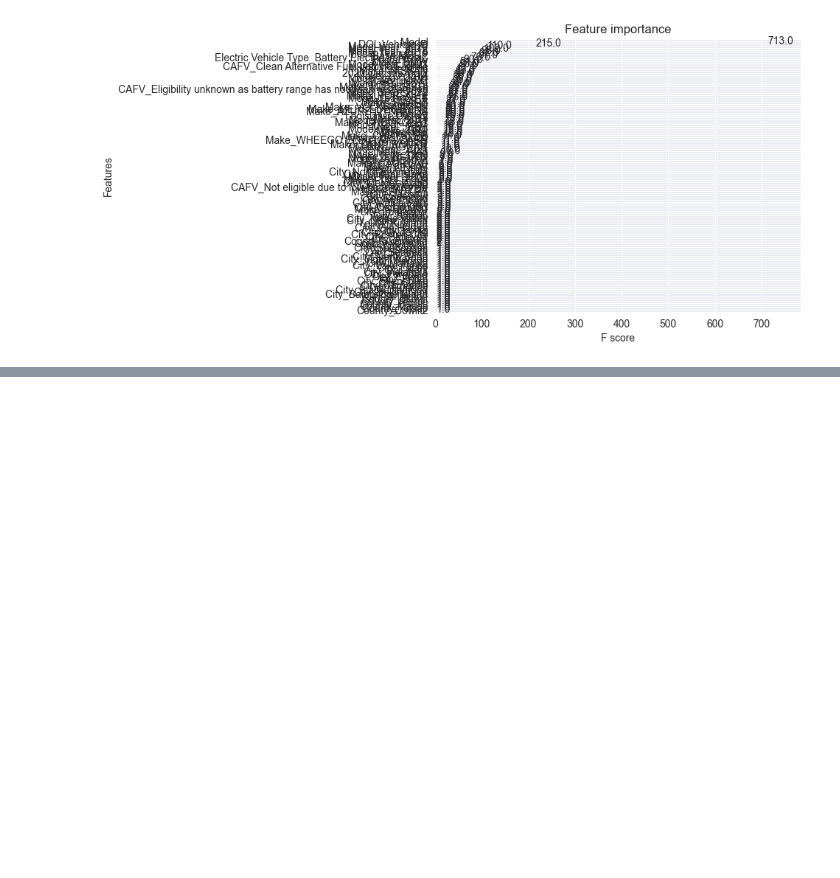
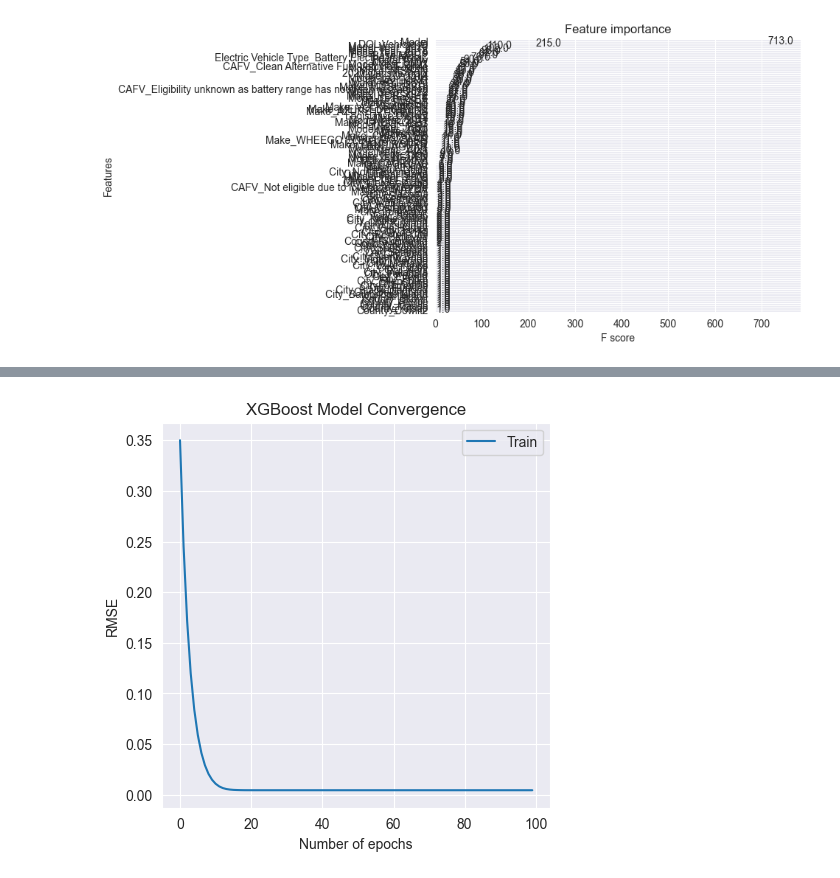
Before and after one commit to Mfundo-debug/electric_vehicle, a Jupyter notebook: EDA.ipynb, the cells around one changed output, grey strips where cells are left out. Cells and saved outputs as stored; diff of their text form; code cells hidden in the pictures; blank space fills up the shorter version.

```diff
--- a/EDA.ipynb
+++ b/EDA.ipynb
@@ -396,0 +418,16 @@ AttributeError: This 'OneVsRestClassifier' has no attribute 'predict_proba'
+# %%
+# Train the XGBoost model with eval_set
+xgb_model.fit(X_train, y_train, eval_set=[(X_test, y_test)], verbose=False)
+
+# Plot the convergence of the model
+results = xgb_model.evals_result()
+epochs = len(results['validation_0']['rmse'])
+x_axis = range(0, epochs)
+
+plt.plot(x_axis, results['validation_0']['rmse'], label='Train')
+plt.xlabel('Number of epochs')
+plt.ylabel('RMSE')
+plt.title('XGBoost Model Convergence')
+plt.legend()
+plt.show()
+# %% [output]
@@ -396,0 +435 @@ AttributeError: This 'OneVsRestClassifier' has no attribute 'predict_proba'
+[figure, added]
```
Also changed, not shown: parts of 4 cells of this notebook, 1 other file.
